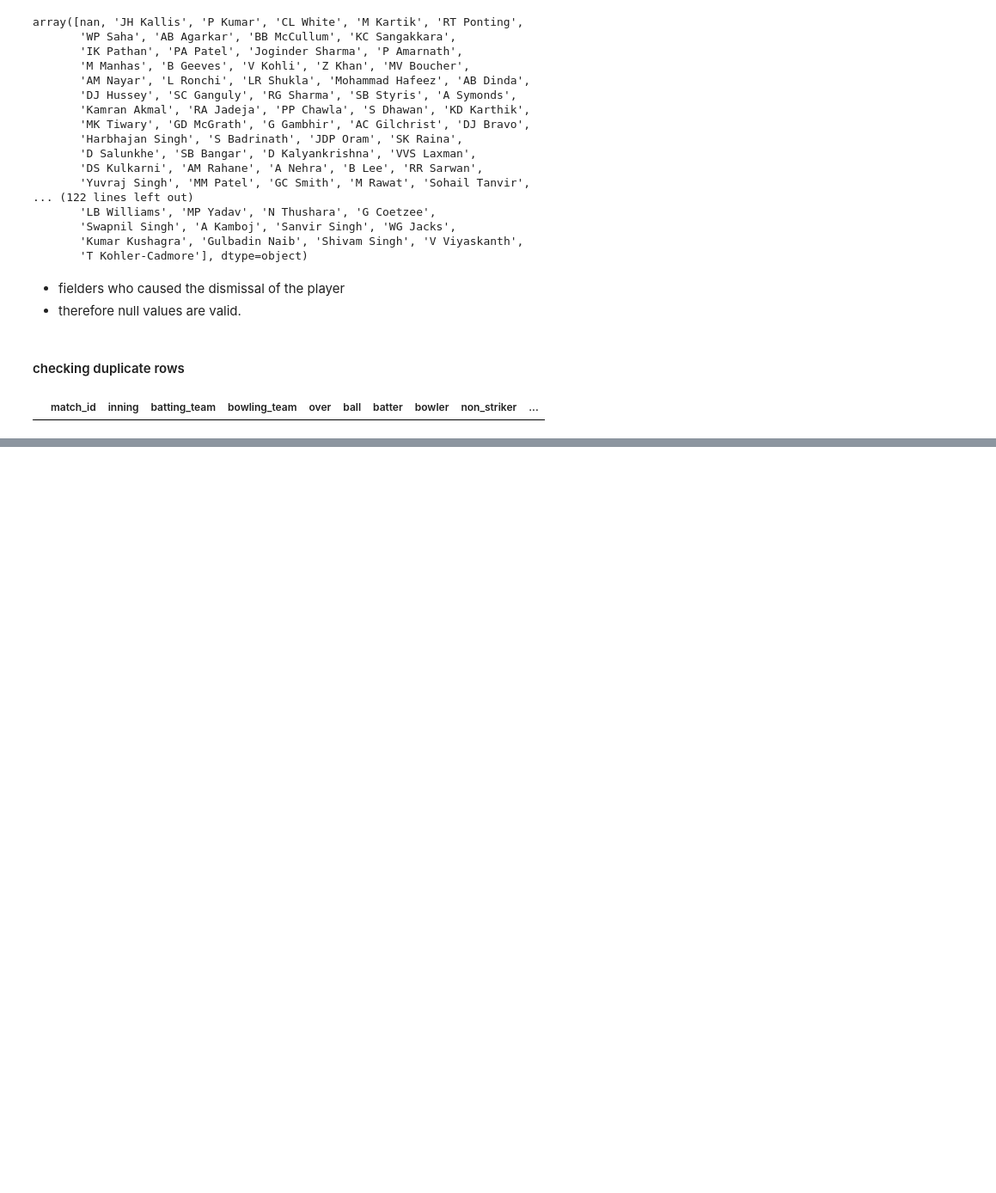
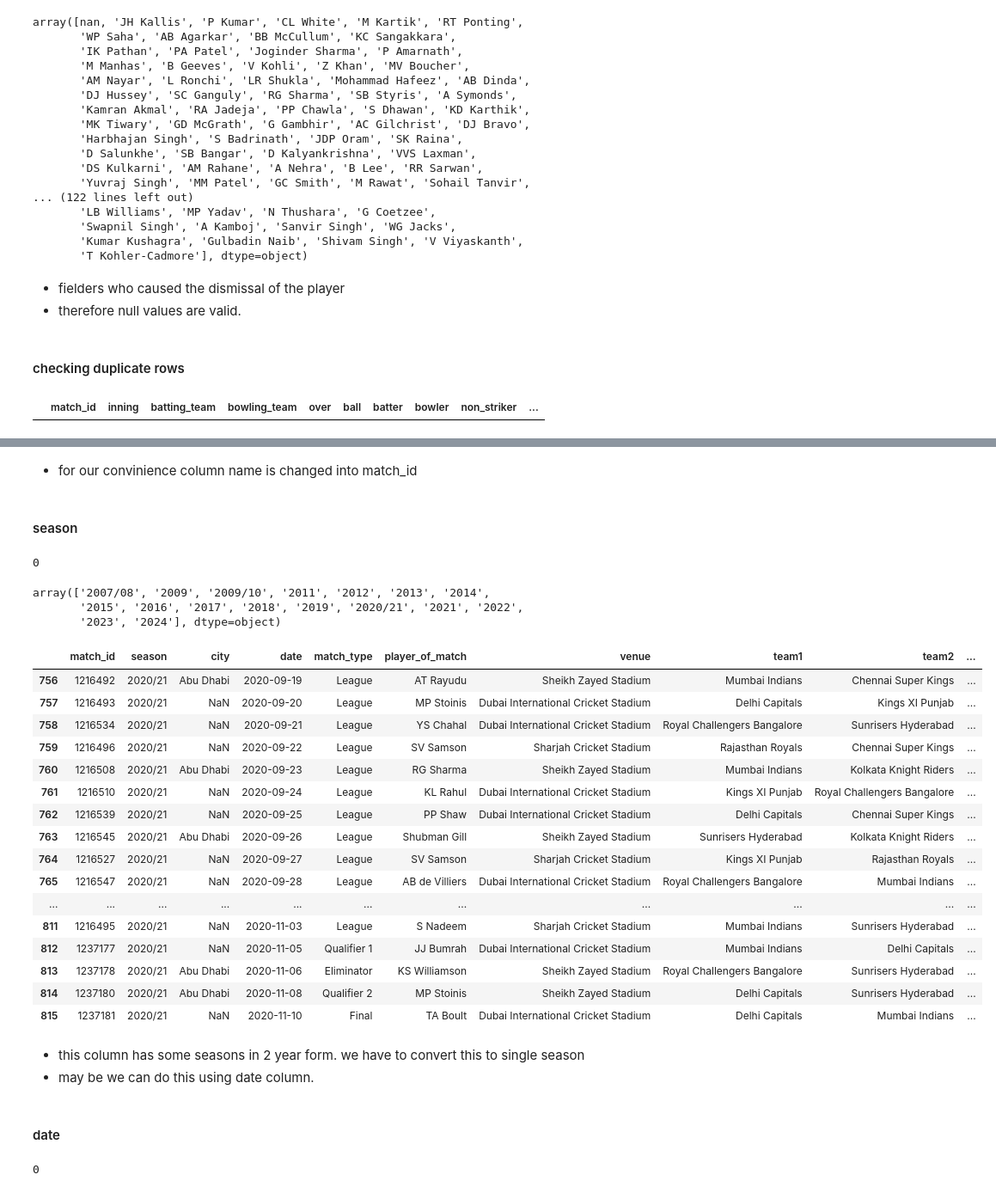
Before and after one commit to Poojaschavan97/IPL-Project-OG, a Jupyter notebook: Predictor.ipynb, the cells around one changed output, grey strips where cells are left out. Shown at 86% size. Cells and saved outputs as stored; diff of their text form; code cells hidden in the pictures; blank space fills up the shorter version.

Commit message:
cleaned 12 columns

```diff
--- a/Predictor.ipynb
+++ b/Predictor.ipynb
@@ -530,0 +544,45 @@ deliveries[deliveries.duplicated()]
+# %%
+matches.rename(columns={'id':'match_id'},inplace=True)
+# %% [markdown]
+- for our convinience column name is changed into match_id
+# %% [markdown]
+#### season
+# %%
+matches['season'].isnull().sum()
+# %% [output]
+0
+# %%
+matches['season'].unique()
+# %% [output]
+array(['2007/08', '2009', '2009/10', '2011', '2012', '2013', '2014',
+       '2015', '2016', '2017', '2018', '2019', '2020/21', '2021', '2022',
+       '2023', '2024'], dtype=object)
+# %%
+matches[matches['season']=='2020/21']
+# %% [output]
+|  | match_id | season | city | date | match_type | player_of_match | venue | team1 | team2 | ... |
+| 756 | 1216492 | 2020/21 | Abu Dhabi | 2020-09-19 | League | AT Rayudu | Sheikh Zayed Stadium | Mumbai Indians | Chennai Super Kings | ... |
+| 757 | 1216493 | 2020/21 | NaN | 2020-09-20 | League | MP Stoinis | Dubai International Cricket Stadium | Delhi Capitals | Kings XI Punjab | ... |
+| 758 | 1216534 | 2020/21 | NaN | 2020-09-21 | League | YS Chahal | Dubai International Cricket Stadium | Royal Challengers Bangalore | Sunrisers Hyderabad | ... |
+| 759 | 1216496 | 2020/21 | NaN | 2020-09-22 | League | SV Samson | Sharjah Cricket Stadium | Rajasthan Royals | Chennai Super Kings | ... |
+| 760 | 1216508 | 2020/21 | Abu Dhabi | 2020-09-23 | League | RG Sharma | Sheikh Zayed Stadium | Mumbai Indians | Kolkata Knight Riders | ... |
+| 761 | 1216510 | 2020/21 | NaN | 2020-09-24 | League | KL Rahul | Dubai International Cricket Stadium | Kings XI Punjab | Royal Challengers Bangalore | ... |
+| 762 | 1216539 | 2020/21 | NaN | 2020-09-25 | League | PP Shaw | Dubai International Cricket Stadium | Delhi Capitals | Chennai Super Kings | ... |
+| 763 | 1216545 | 2020/21 | Abu Dhabi | 2020-09-26 | League | Shubman Gill | Sheikh Zayed Stadium | Sunrisers Hyderabad | Kolkata Knight Riders | ... |
+| 764 | 1216527 | 2020/21 | NaN | 2020-09-27 | League | SV Samson | Sharjah Cricket Stadium | Kings XI Punjab | Rajasthan Royals | ... |
+| 765 | 1216547 | 2020/21 | NaN | 2020-09-28 | League | AB de Villiers | Dubai International Cricket Stadium | Royal Challengers Bangalore | Mumbai Indians | ... |
+| ... | ... | ... | ... | ... | ... | ... | ... | ... | ... | ... |
+| 811 | 1216495 | 2020/21 | NaN | 2020-11-03 | League | S Nadeem | Sharjah Cricket Stadium | Mumbai Indians | Sunrisers Hyderabad | ... |
+| 812 | 1237177 | 2020/21 | NaN | 2020-11-05 | Qualifier 1 | JJ Bumrah | Dubai International Cricket Stadium | Mumbai Indians | Delhi Capitals | ... |
+| 813 | 1237178 | 2020/21 | Abu Dhabi | 2020-11-06 | Eliminator | KS Williamson | Sheikh Zayed Stadium | Royal Challengers Bangalore | Sunrisers Hyderabad | ... |
+| 814 | 1237180 | 2020/21 | Abu Dhabi | 2020-11-08 | Qualifier 2 | MP Stoinis | Sheikh Zayed Stadium | Delhi Capitals | Sunrisers Hyderabad | ... |
+| 815 | 1237181 | 2020/21 | NaN | 2020-11-10 | Final | TA Boult | Dubai International Cricket Stadium | Delhi Capitals | Mumbai Indians | ... |
+# %% [markdown]
+- this column has some seasons in 2 year form. we have to convert this to single season
+- may be we can do this using date column.
+# %% [markdown]
+#### date
+# %%
+matches['date'].isnull().sum()
+# %% [output]
+0
```
Also changed, not shown: parts of 59 cells of this notebook.
